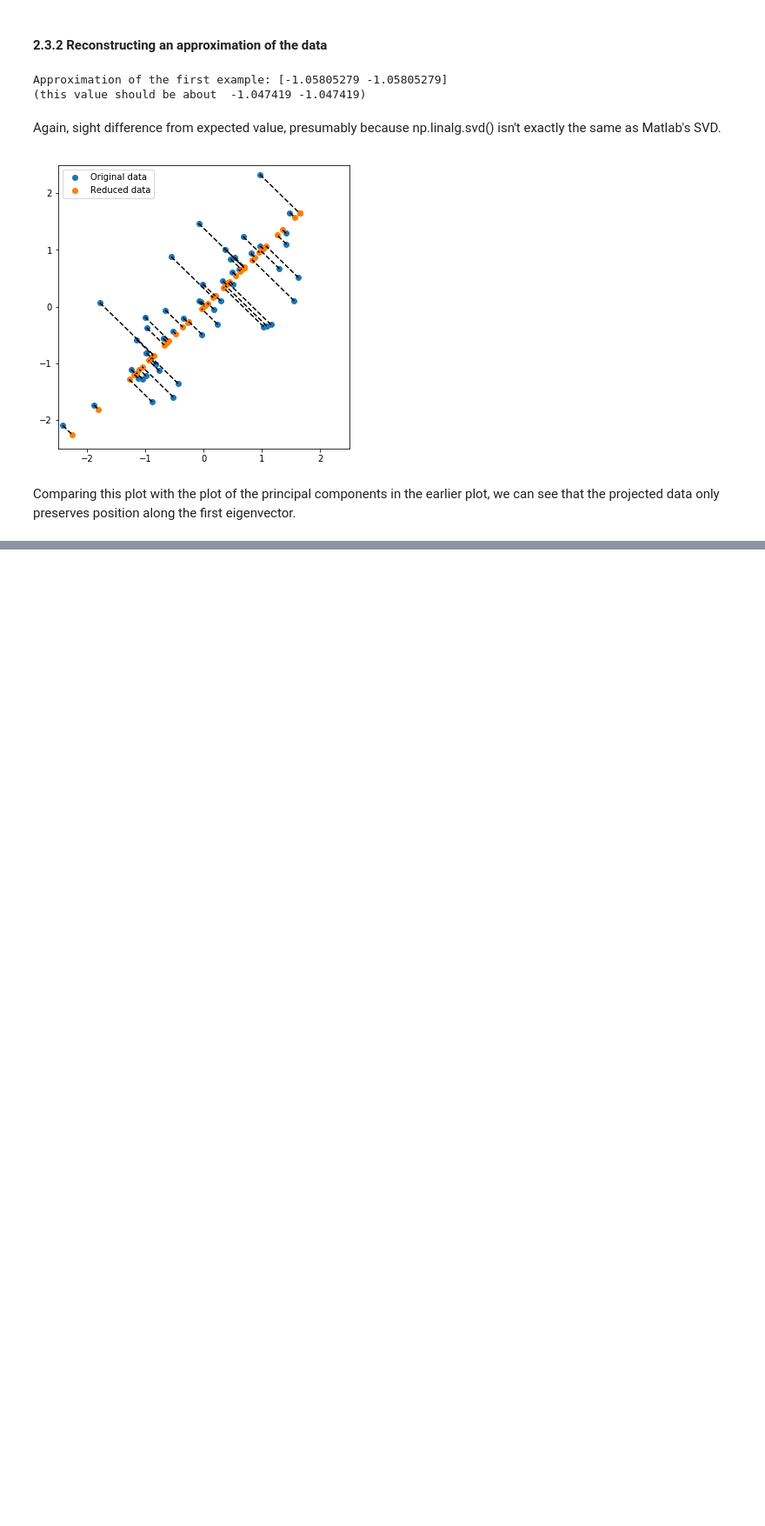
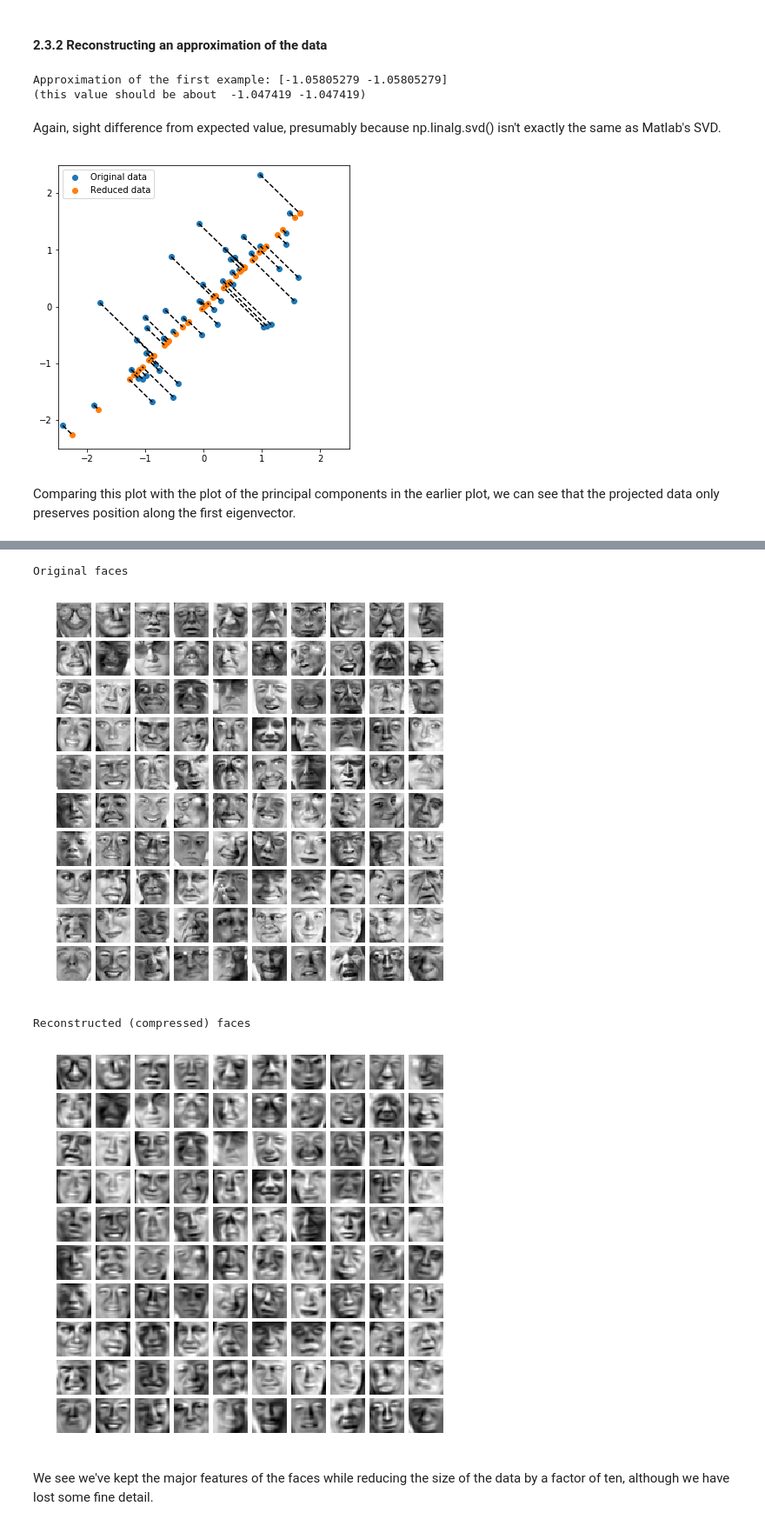
Before and after one commit to ZER-0-NE/Ng_ML, a Jupyter notebook: ex7/7_2_Principal_component_analysis.ipynb, the cells around one changed output, grey strips where cells are left out. Shown at 87% size. Drawn from its saved outputs; the diff is of its cells as text; code cells hidden in the pictures; blank space fills up the shorter version.

```diff
--- a/ex7/7_2_Principal_component_analysis.ipynb
+++ b/ex7/7_2_Principal_component_analysis.ipynb
@@ -172,0 +225,23 @@ Comparing this plot with the plot of the principal components in the earlier plo
+# %%
+# Project face dataset onto first 100 principal components
+K = 100
+Z = project_data(X_norm, U, K)
+# %%
+# Recover faces from reduced data
+K = 100
+X_rec = recover_data(Z, U, K)
+# %%
+# Compare original and compressed faces
+
+print('Original faces:')
+display_data(X_norm[:100])
+
+print('Reconstructed (compressed) faces:')
+display_data(X_rec[:100])
+# %% [output]
+Original faces
+[figure, added]
+Reconstructed (compressed) faces
+[figure, added]
+# %% [markdown]
+We see we've kept the major features of the faces while reducing the size of the data by a factor of ten, although we have lost some fine detail.
```
Also changed, not shown: parts of 15 cells of this notebook.
